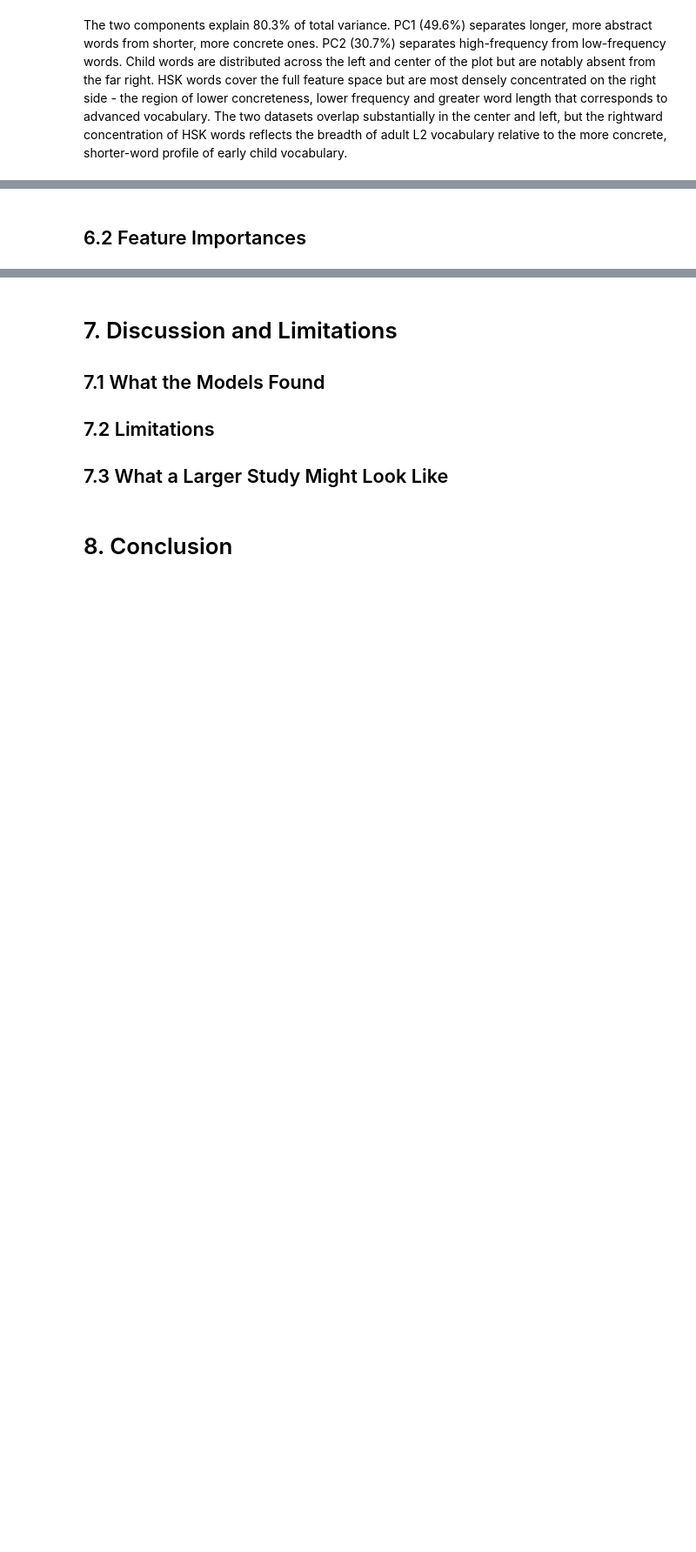
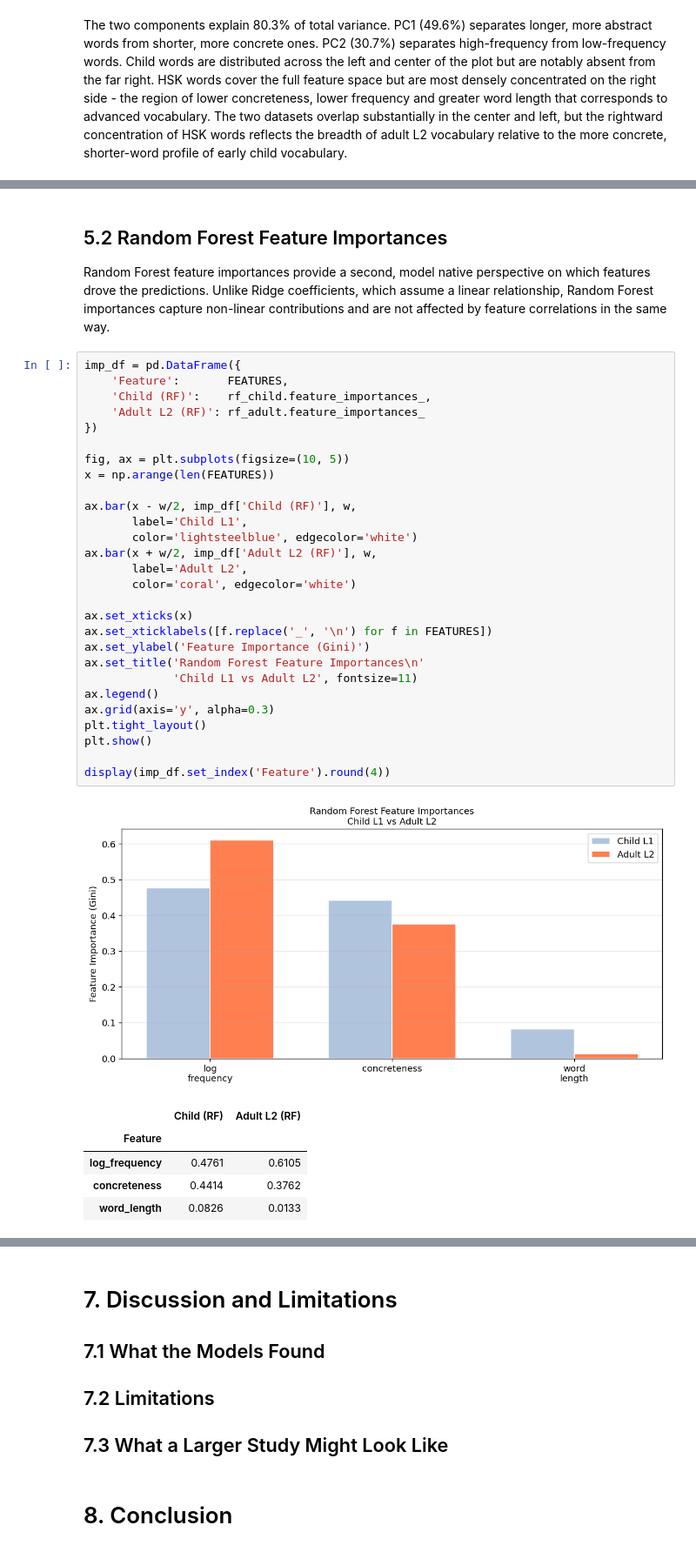
Before and after one commit to Slavena1/Softuni-Machine-Learning-Final-Project, a Jupyter notebook: SlavenaMachineLearningProject.ipynb, the cells around one changed output, grey strips where cells are left out. Shown at 87% size. Drawn from its saved outputs; the diff is of its cells as text; blank space fills up the shorter version.

```diff
--- a/SlavenaMachineLearningProject.ipynb
+++ b/SlavenaMachineLearningProject.ipynb
@@ -1230,2 +1278,38 @@ The two components explain 80.3% of total variance. PC1 (49.6%) separates longer
 # %% [markdown]
-## 6.2 Feature Importances
+## 5.2 Random Forest Feature Importances
+Random Forest feature importances provide a second, model native perspective on which features drove the predictions. Unlike Ridge coefficients, which assume a linear relationship, Random Forest importances capture non-linear contributions and are not affected by feature correlations in the same way.
+# %%
+imp_df = pd.DataFrame({
+    'Feature':       FEATURES,
+    'Child (RF)':    rf_child.feature_importances_,
+    'Adult L2 (RF)': rf_adult.feature_importances_
+})
+
+fig, ax = plt.subplots(figsize=(10, 5))
+x = np.arange(len(FEATURES))
+
+ax.bar(x - w/2, imp_df['Child (RF)'], w,
+       label='Child L1',
+       color='lightsteelblue', edgecolor='white')
+ax.bar(x + w/2, imp_df['Adult L2 (RF)'], w,
+       label='Adult L2',
+       color='coral', edgecolor='white')
+
+ax.set_xticks(x)
+ax.set_xticklabels([f.replace('_', '\n') for f in FEATURES])
+ax.set_ylabel('Feature Importance (Gini)')
+ax.set_title('Random Forest Feature Importances\n'
+             'Child L1 vs Adult L2', fontsize=11)
+ax.legend()
+ax.grid(axis='y', alpha=0.3)
+plt.tight_layout()
+plt.show()
+
+display(imp_df.set_index('Feature').round(4))
+# %% [output]
+[figure, added]
+|  | Child (RF) | Adult L2 (RF) |
+| Feature |  |  |
+| log_frequency | 0.4761 | 0.6105 |
+| concreteness | 0.4414 | 0.3762 |
+| word_length | 0.0826 | 0.0133 |
```
Also changed, not shown: parts of 11 cells of this notebook.
